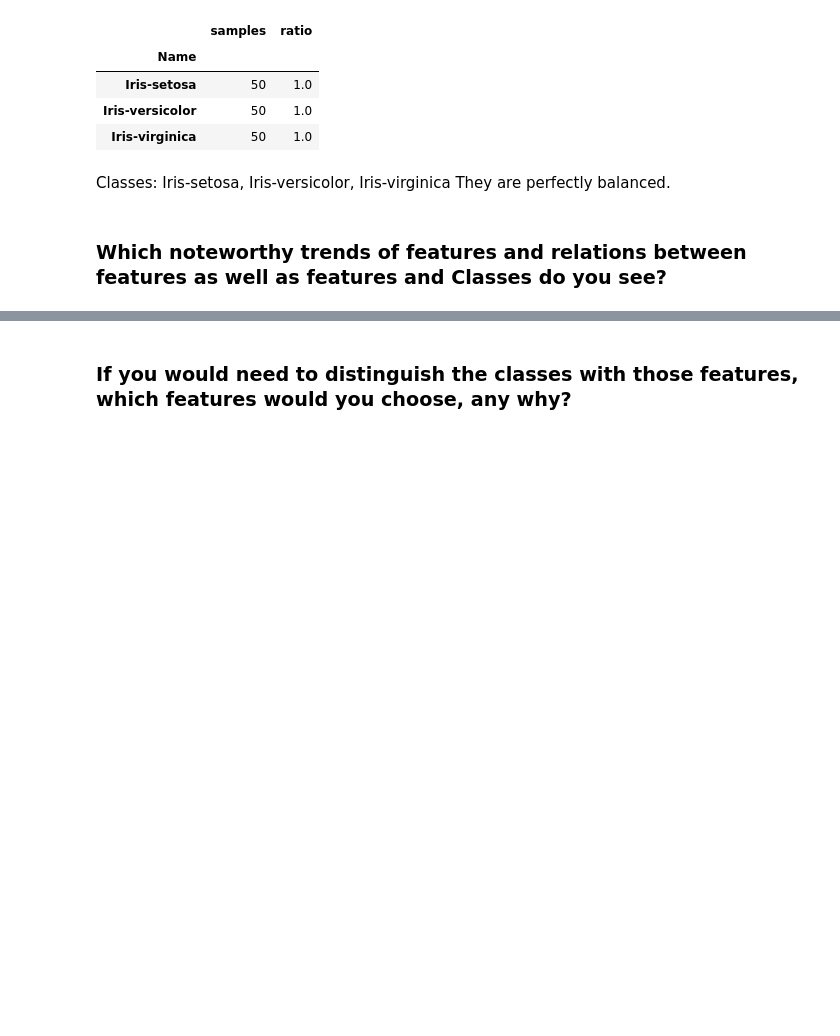
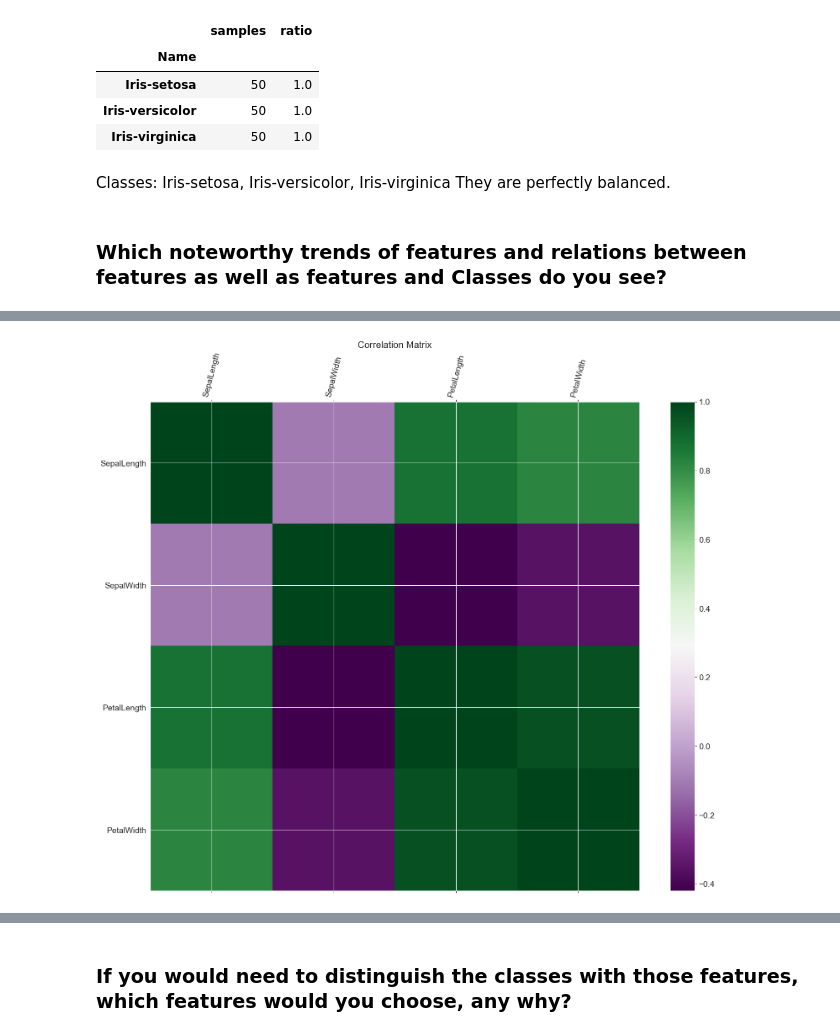
Before and after one commit to fweingartshofer/mc-ml, a Jupyter notebook: e02/iris.ipynb, the cells around one changed output, grey strips where cells are left out. Saved outputs shown, nothing was run; the diff lists cells and outputs as text; code cells hidden in the pictures; blank space fills up the shorter version.

```diff
--- a/e02/iris.ipynb
+++ b/e02/iris.ipynb
@@ -26,0 +38,4 @@ They are perfectly balanced.
+# %%
+utils.piggy_matrix(df)
+# %% [output]
+[figure, added]
```
Also changed, not shown: parts of 9 cells of this notebook, 1 other file.
